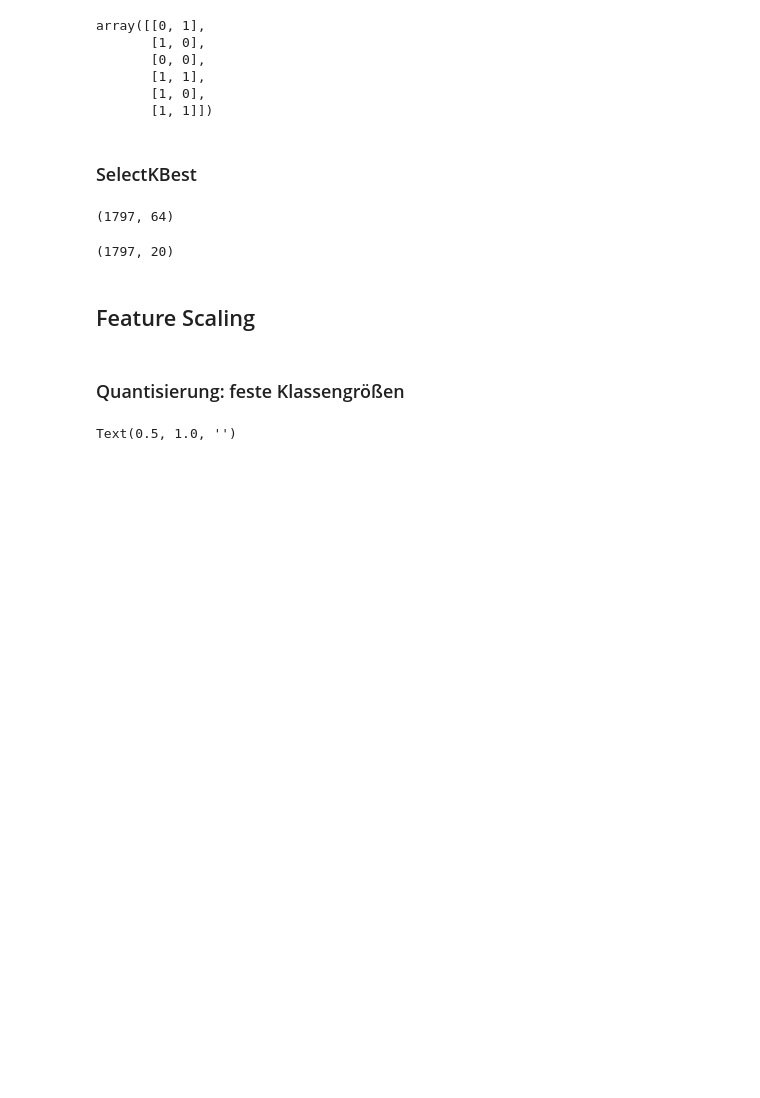
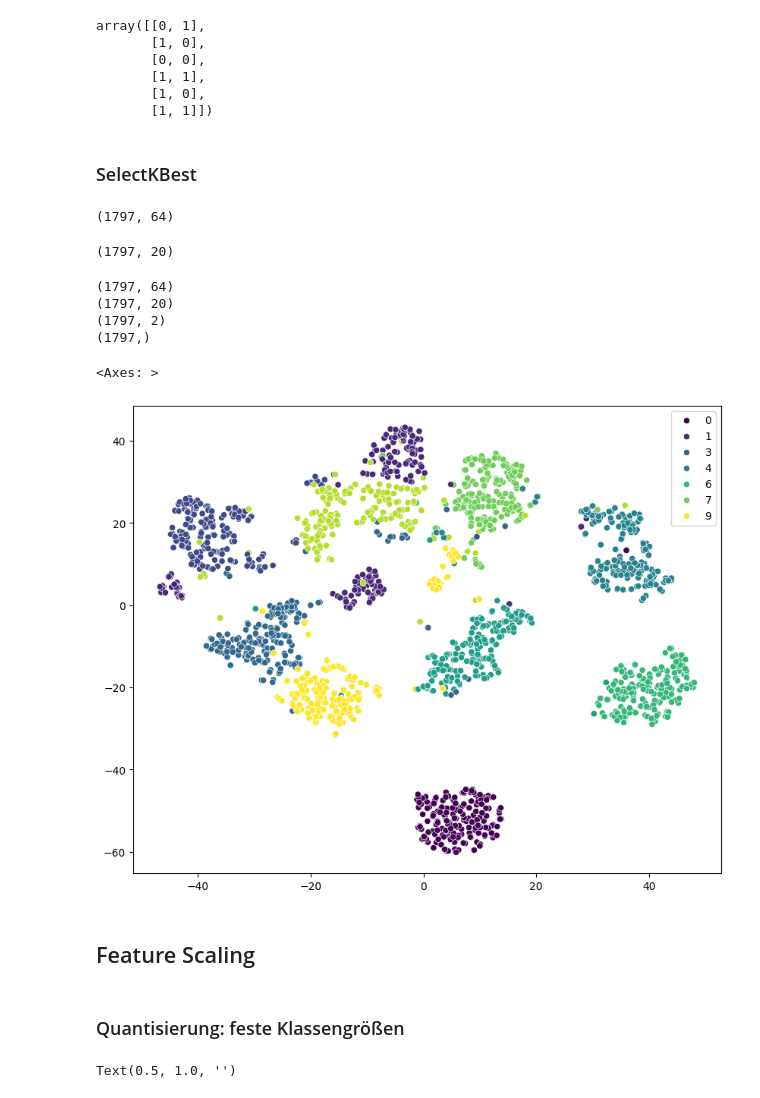
Before and after one commit to Oberfeldwedler/predictive_maintenance, a Jupyter notebook: 01_data_preparation_feature_engineering/code/core/01_data_preparation_feature_engineering_core.ipynb, the cells around one changed output. Cells and saved outputs as stored; diff of their text form; code cells hidden in the pictures; blank space fills up the shorter version.

```diff
--- a/01_data_preparation_feature_engineering/code/core/01_data_preparation_feature_engineering_core.ipynb
+++ b/01_data_preparation_feature_engineering/code/core/01_data_preparation_feature_engineering_core.ipynb
@@ -136,6 +146,28 @@ X_new = SelectKBest(mutual_info_classif, k=20).fit_transform(X, y)
 X_new.shape
 # %% [output]
 (1797, 20)
+# %%
+from sklearn.manifold import TSNE
+import seaborn as sns
+tsne = TSNE()
+X_embedded = tsne.fit_transform(X_new)
+# %%
+print(X.shape)
+print(X_new.shape)
+print(X_embedded.shape)
+print(y.shape)
+
+
+
+plt.figure(figsize=(10,8))
+sns.scatterplot(x = X_embedded[:, 0], y = X_embedded[:, 1], hue=y, palette='viridis')
+# %% [output]
+(1797, 64)
+(1797, 20)
+(1797, 2)
+(1797,)
+<Axes: >
+[figure, added]
 # %% [markdown]
 ## Feature Scaling
 # %% [markdown]
```
Also changed, not shown: parts of 2 cells of this notebook, 1 other file.
